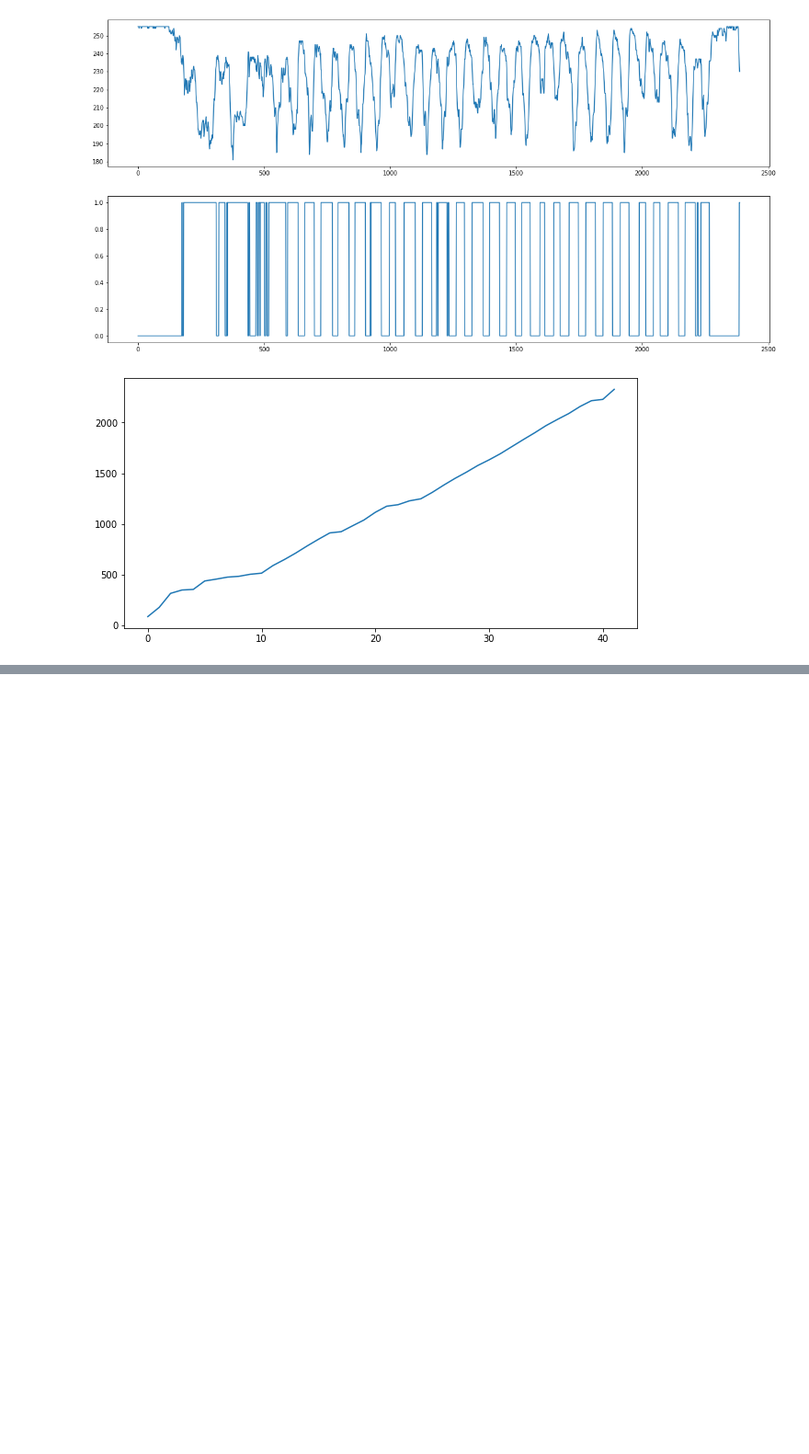
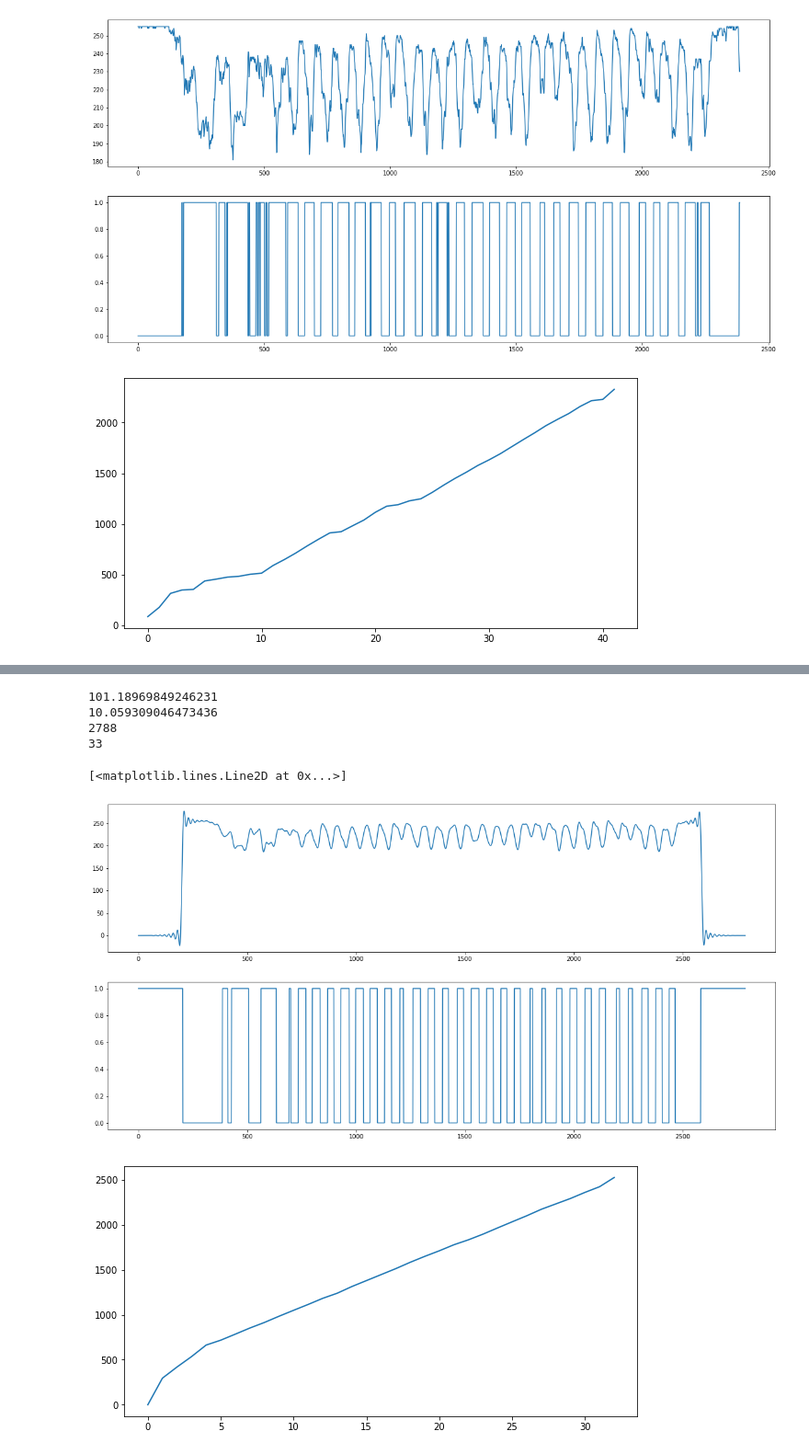
Before and after one commit to ChrisCuestas/OCR, a Jupyter notebook: Preproceso.ipynb, the cells around one changed output, grey strips where cells are left out. Shown at 92% size. Saved outputs shown, nothing was run; the diff lists cells and outputs as text; code cells hidden in the pictures; blank space fills up the shorter version.

```diff
--- a/Preproceso.ipynb
+++ b/Preproceso.ipynb
@@ -153,0 +95,80 @@ True
+# %%
+reduced1D=np.ndarray.flatten(reduced)
+
+#Filtro pasa bajos
+#https://plot.ly/python/v3/fft-filters/
+fc = 0.05
+b = 0.01
+N = int(np.ceil((4 / b)))
+if not N % 2: N += 1
+n = np.arange(N)
+#
+sinc_func = np.sinc(2 * fc * (n - (N - 1) / 2.))
+window = 0.42 - 0.5 * np.cos(2 * np.pi * n / (N - 1)) + 0.08 * np.cos(4 * np.pi * n / (N - 1))
+sinc_func = sinc_func * window
+sinc_func = sinc_func / np.sum(sinc_func)
+#
+s = list(reduced1D)
+filtered = np.convolve(s, sinc_func)
+
+#Se establece un límite para determinar si hay texto o no
+limit = np.sqrt(np.mean(reduced**2))
+print(np.mean(reduced**2))
+print(limit)
+limit = 225 #227
+
+#Algoritmo para determinar los límites de cada linea del texto
+
+#1.Creación de vector que indica la presencia o no de texto
+cnt = 0
+vectorF = np.zeros(len(filtered))
+for avg in filtered:
+    if avg < limit:
+        vectorF[cnt] = 1
+    else:
+        vectorF[cnt] = 0
+    cnt=cnt+1
+print(cnt)
+#2.Conteo de líneas en el texto
+linesF = 0
+last = 0
+for i in range(len(vectorF)):
+    if last == 0:
+        if vectorF[i]==1:
+            linesF = linesF +1
+    last = vectorF[i]
+print(linesF)
+#Creación de vector donde se guardan las filas de
+#pixeles que dividen cada linea de texto
+start = 0
+divsF = np.zeros(linesF)
+last = 0
+line = 0
+for i in range(len(vectorF)):
+    if last == 1:
+        if vectorF[i]==0:
+            start = i
+    elif last == 0:
+        if vectorF[i]==1:
+            divsF[line] = int((start+i)//2)
+            line = line+1
+    last = vectorF[i]
+
+#Figuras de comprobación
+plt.figure(1,figsize=(20, 10))
+
+plt.subplot(211)
+plt.plot(filtered)
+plt.subplot(212)
+plt.plot(vectorF)
+
+plt.figure(2,figsize=(10, 5))
+plt.plot(divsF)
+# %% [output]
+101.18969849246231
+10.059309046473436
+2788
+33
+[<matplotlib.lines.Line2D at 0x...>]
+[figure, added]
+[figure, added]
```
Also changed, not shown: parts of 4 cells of this notebook.
